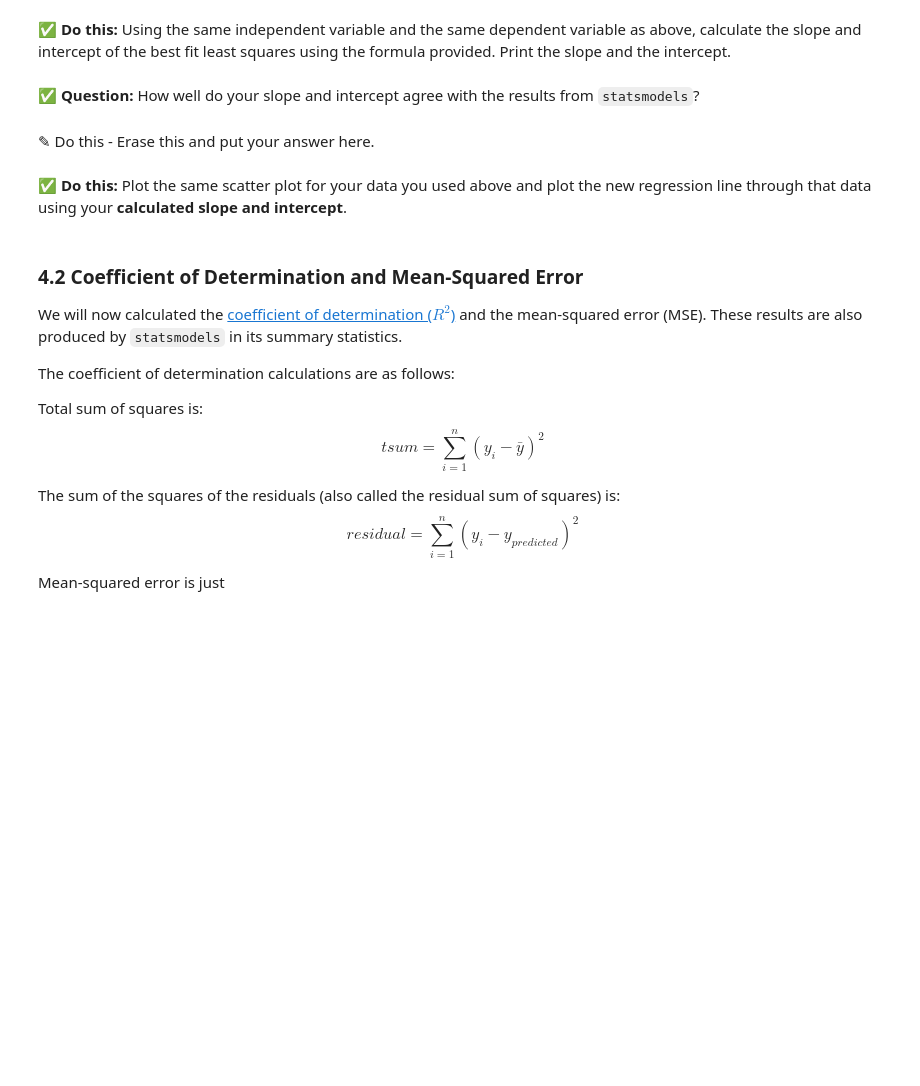
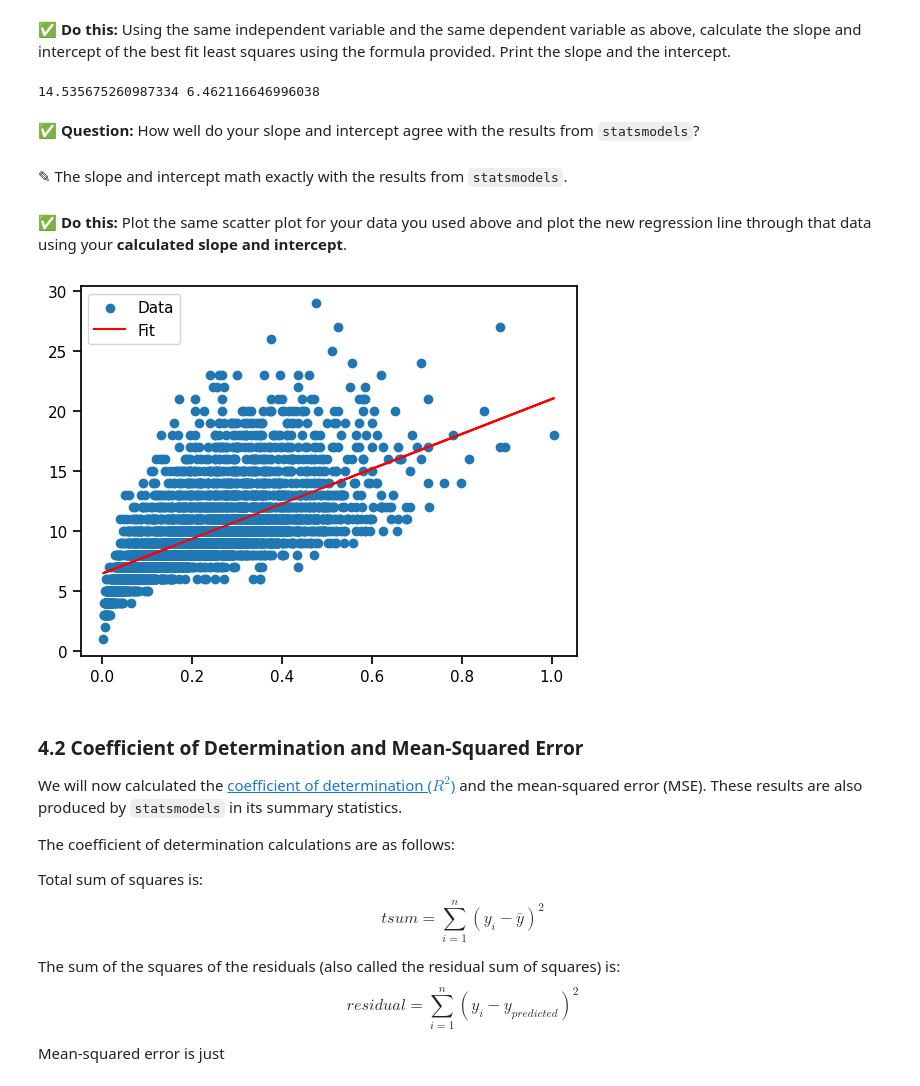
Before and after one commit to graysonslansky/CMSE202-f24-turnin, a Jupyter notebook: Day-13/Day-13_In-Class-Regression-STUDENT.ipynb, the cells around one changed output. Saved outputs shown, nothing was run; the diff lists cells and outputs as text; code cells hidden in the pictures; blank space fills up the shorter version.

```diff
--- a/Day-13/Day-13_In-Class-Regression-STUDENT.ipynb
+++ b/Day-13/Day-13_In-Class-Regression-STUDENT.ipynb
@@ -235,6 +276,25 @@ $$ intercept = \bar{y} - slope*\bar{x} $$
+# %%
+# put your code here
+n = len(x)
+x_mean = np.mean(x)
+y_mean = np.mean(y)
+
+numerator = 0
+denominator = 0
+
+for i in range(n):
+    numerator += ((x[i]-x_mean)*(y[i]-y_mean))
+    denominator += (x[i]-x_mean)**2
+
+slope = numerator/denominator
+intercept = y_mean-(slope*x_mean)
+
+print(slope,intercept)
+# %% [output]
+14.535675260987334 6.462116646996038
 # %% [markdown]
 **&#9989; Question:** How well do your slope and intercept agree with the results from `statsmodels`?
-# %% [markdown]
-<font size=+3>&#9998;</font> Do this - Erase this and put your answer here.
+# %% [markdown]
+<font size=+3>&#9998;</font> The slope and intercept math exactly with the results from `statsmodels`.
 # %% [markdown]
 **&#9989; Do this:**  Plot the same scatter plot for your data you used above and plot the new regression line through that data using your **calculated slope and intercept**.
@@ -243,3 +301,13 @@ $$ intercept = \bar{y} - slope*\bar{x} $$
+# %%
+# put your code here
+preds = slope*x+intercept
+
+plt.scatter(x,y,label='Data')
+plt.plot(x,preds,label='Fit',color='red')
+plt.legend()
+plt.show()
+# %% [output]
+[figure, added]
 # %% [markdown]
 ### 4.2 Coefficient of Determination and Mean-Squared Error
 
```
Also changed, not shown: parts of 22 cells of this notebook.
